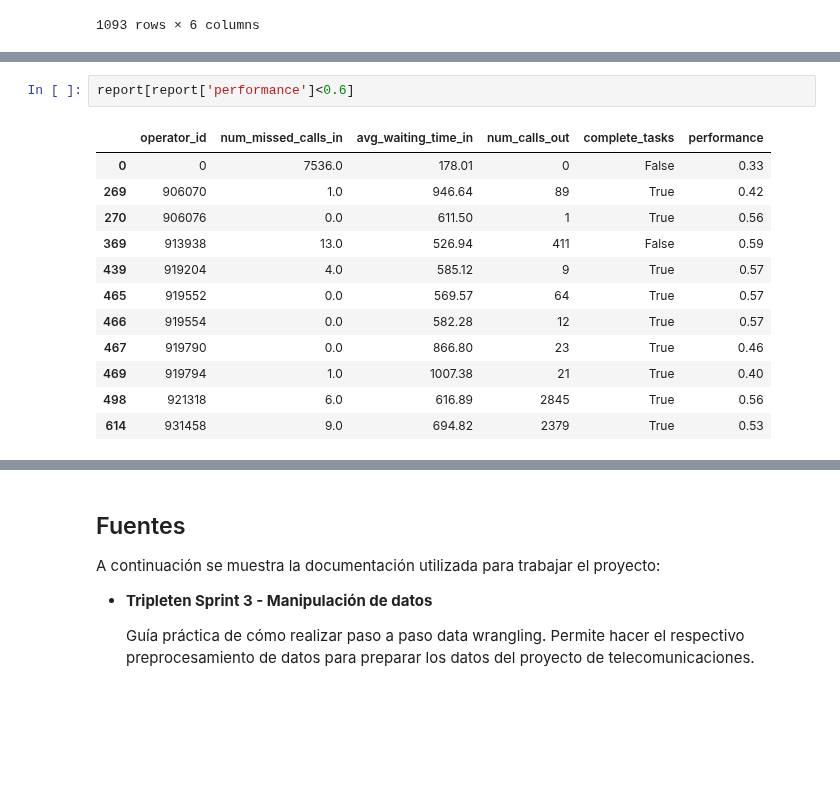
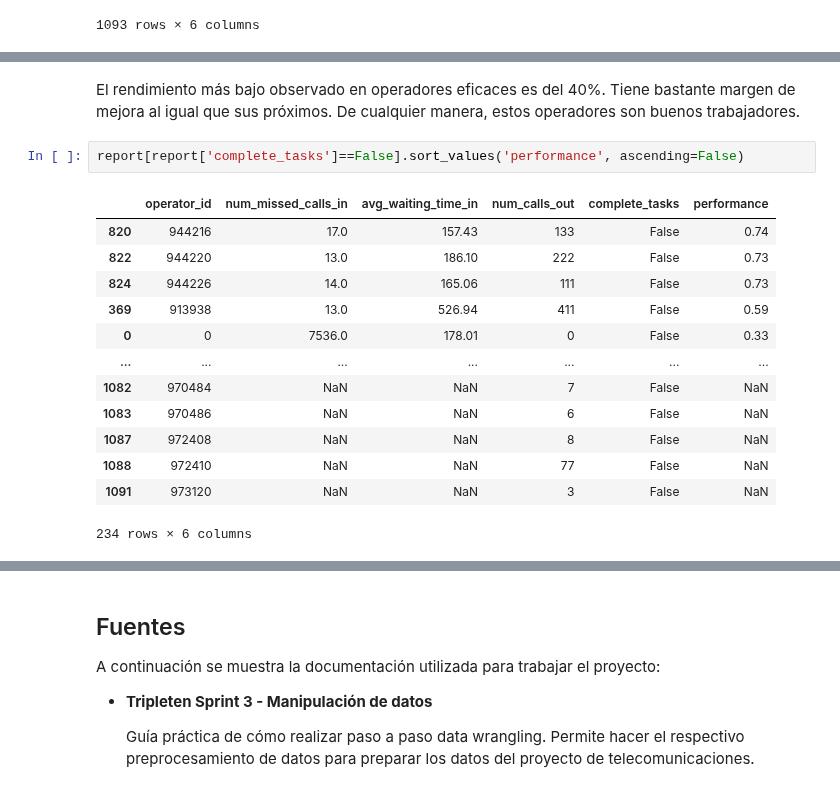
Before and after one commit to ScinDBad/DA_proyecto_final, a Jupyter notebook: proyecto_sp_14.ipynb, the cells around one changed output, grey strips where cells are left out. Cells and saved outputs as stored; diff of their text form; blank space fills up the shorter version.

```diff
--- a/proyecto_sp_14.ipynb
+++ b/proyecto_sp_14.ipynb
@@ -766,15 +805,18 @@ Puede darse el caso de no cumplir las 3 tareas a la vez pero su rendimiento pued
+# %% [markdown]
+El rendimiento más bajo observado en operadores eficaces es del 40%. Tiene bastante margen de mejora al igual que sus próximos. De cualquier manera, estos operadores son buenos trabajadores.
 # %%
-report[report['performance']<0.6]
+report[report['complete_tasks']==False].sort_values('performance', ascending=False)
 # %% [output]
 |  | operator_id | num_missed_calls_in | avg_waiting_time_in | num_calls_out | complete_tasks | performance |
+| 820 | 944216 | 17.0 | 157.43 | 133 | False | 0.74 |
+| 822 | 944220 | 13.0 | 186.10 | 222 | False | 0.73 |
+| 824 | 944226 | 14.0 | 165.06 | 111 | False | 0.73 |
+| 369 | 913938 | 13.0 | 526.94 | 411 | False | 0.59 |
 | 0 | 0 | 7536.0 | 178.01 | 0 | False | 0.33 |
-| 269 | 906070 | 1.0 | 946.64 | 89 | True | 0.42 |
-| 270 | 906076 | 0.0 | 611.50 | 1 | True | 0.56 |
-| 369 | 913938 | 13.0 | 526.94 | 411 | False | 0.59 |
-| 439 | 919204 | 4.0 | 585.12 | 9 | True | 0.57 |
-| 465 | 919552 | 0.0 | 569.57 | 64 | True | 0.57 |
-| 466 | 919554 | 0.0 | 582.28 | 12 | True | 0.57 |
-| 467 | 919790 | 0.0 | 866.80 | 23 | True | 0.46 |
-| 469 | 919794 | 1.0 | 1007.38 | 21 | True | 0.40 |
-| 498 | 921318 | 6.0 | 616.89 | 2845 | True | 0.56 |
-| 614 | 931458 | 9.0 | 694.82 | 2379 | True | 0.53 |
+| ... | ... | ... | ... | ... | ... | ... |
+| 1082 | 970484 | NaN | NaN | 7 | False | NaN |
+| 1083 | 970486 | NaN | NaN | 6 | False | NaN |
+| 1087 | 972408 | NaN | NaN | 8 | False | NaN |
+| 1088 | 972410 | NaN | NaN | 77 | False | NaN |
+| 1091 | 973120 | NaN | NaN | 3 | False | NaN |
+234 rows × 6 columns
```
Also changed, not shown: parts of 10 cells of this notebook.
